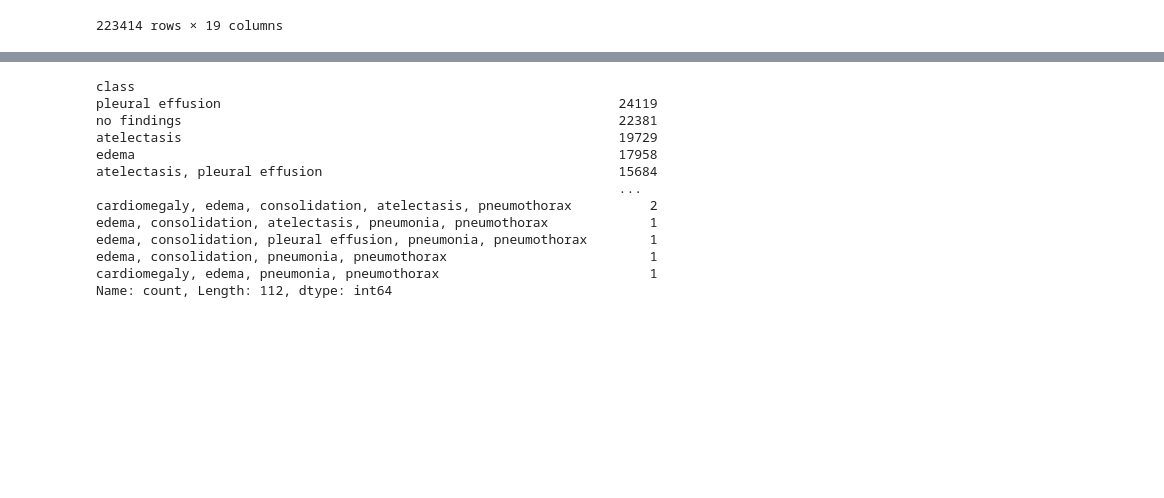
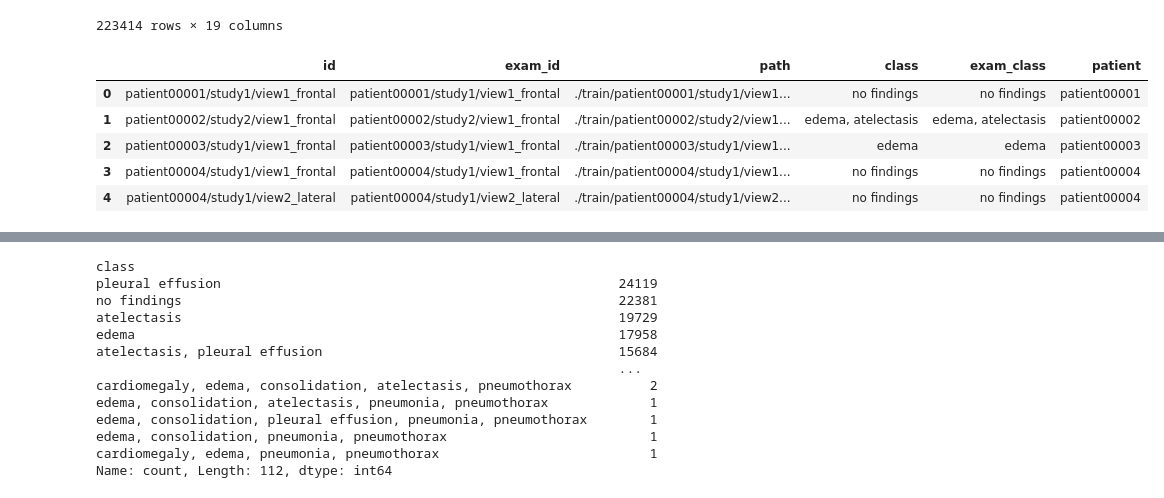
Before and after one commit to yzhong22/CLIP-multitask-finetune-moe, a Jupyter notebook: notebooks/preprocess/chexpert/organize_label.ipynb, the cells around one changed output, grey strips where cells are left out. Cells and saved outputs as stored; diff of their text form; code cells hidden in the pictures; blank space fills up the shorter version.

```diff
--- a/notebooks/preprocess/chexpert/organize_label.ipynb
+++ b/notebooks/preprocess/chexpert/organize_label.ipynb
@@ -82,9 +82,11 @@ For example, when doing 'df[col].method(value, inplace=True)', try using 'df.met
 | 223413 | CheXpert-v1.0-small/train/patient... | Female | 0 | Frontal | AP | 1.0 | NaN | 0.0 | ... |
 223414 rows × 19 columns
 # %%
-dict_out = {"id": [], "exam_id": [], "path": [], "class": [], "exam_class": [], "patient": []}
+dict_out = {"id": [], "exam_id": [], "path": [],
+            "class": [], "exam_class": [], "patient": []}
 
-target_diseases = ["Cardiomegaly", "Edema", "Consolidation", "Atelectasis", "Pleural Effusion", "Pneumothorax"]
+target_diseases = ["Cardiomegaly", "Edema", "Consolidation",
+                   "Atelectasis", "Pleural Effusion", "Pneumothorax"]
 
 for i in range(len(df)):
     item = df.iloc[i]
@@ -104,33 +106,40 @@ for i in range(len(df)):
             cls.append("cardiomegaly")
         if item["Edema"] == 1:
             cls.append("edema")
         if item["Consolidation"] == 1:
             cls.append("consolidation")
         if item["Atelectasis"] == 1:
             cls.append("atelectasis")
         if item["Pleural Effusion"] == 1:
             cls.append("pleural effusion")
         # if item["Pneumonia"] == 1:
         #     cls.append("pneumonia")
         if item["Pneumothorax"] == 1:
             cls.append("pneumothorax")
 
         if len(cls) > 0:
             cls = ", ".join(cls)
         else:
             continue
 
     dict_out["id"].append(f"{patient}/{study}/{img.replace('.jpg', '')}")
     dict_out["exam_id"].append(f"{patient}/{study}/{img.replace('.jpg', '')}")
 
     dict_out["path"].append(img_path)
     dict_out["patient"].append(patient)
 
     dict_out["class"].append(cls)
     dict_out["exam_class"].append(cls)
 
 df_out = pd.DataFrame.from_dict(dict_out)
 df_out.head()
+# %% [output]
+|  | id | exam_id | path | class | exam_class | patient |
+| 0 | patient00001/study1/view1_frontal | patient00001/study1/view1_frontal | ./train/patient00001/study1/view1... | no findings | no findings | patient00001 |
+| 1 | patient00002/study2/view1_frontal | patient00002/study2/view1_frontal | ./train/patient00002/study2/view1... | edema, atelectasis | edema, atelectasis | patient00002 |
+| 2 | patient00003/study1/view1_frontal | patient00003/study1/view1_frontal | ./train/patient00003/study1/view1... | edema | edema | patient00003 |
+| 3 | patient00004/study1/view1_frontal | patient00004/study1/view1_frontal | ./train/patient00004/study1/view1... | no findings | no findings | patient00004 |
+| 4 | patient00004/study1/view2_lateral | patient00004/study1/view2_lateral | ./train/patient00004/study1/view2... | no findings | no findings | patient00004 |
 # %%
 df_out.to_csv(f"{root}/temp.csv", index=False)
 # %%
```
Also changed, not shown: parts of 2 cells of this notebook, 1 other file.
